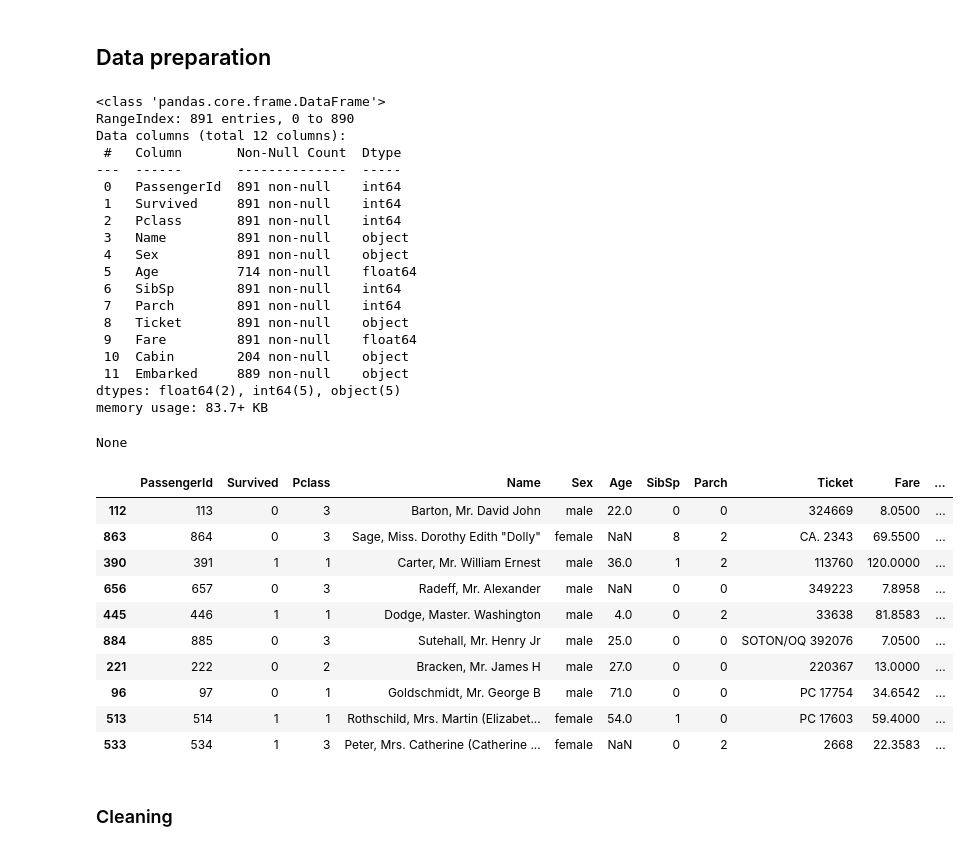
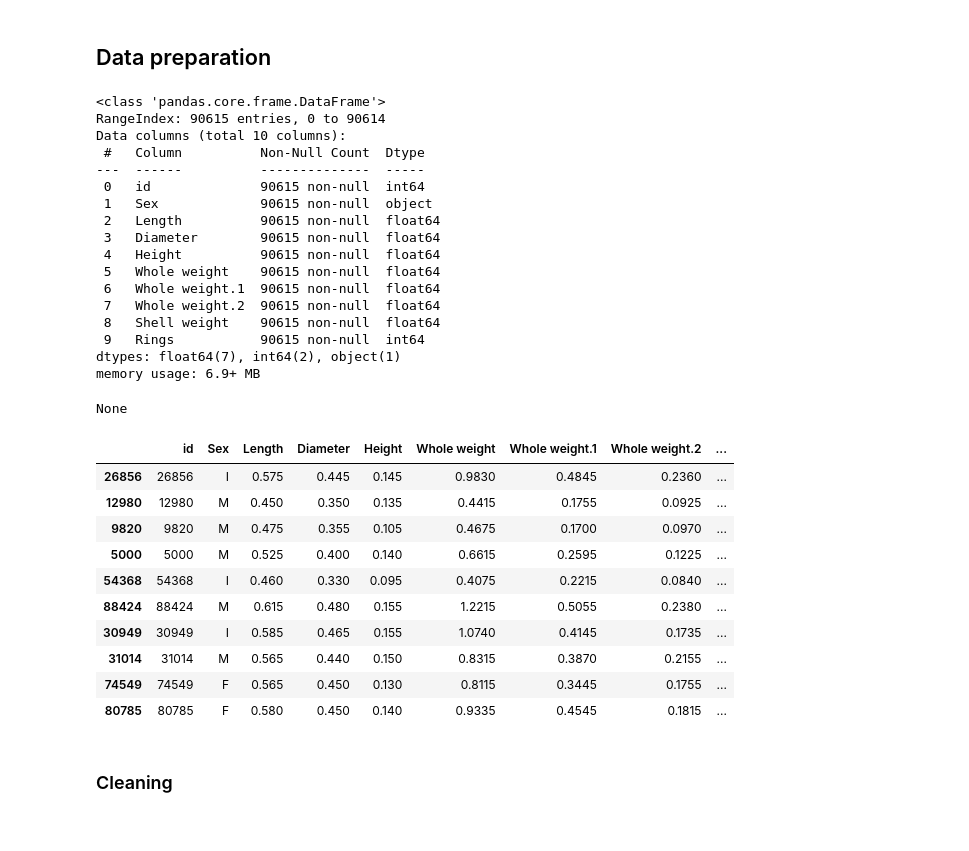
Before and after one commit to NicolasChagnet/kaggle-datasets-analysis, a Jupyter notebook: Abalone Regression/abalone_regression_iteration_2.ipynb, the cells around one changed output. Cells and saved outputs as stored; diff of their text form; code cells hidden in the pictures.

```diff
--- a/Abalone Regression/abalone_regression_iteration_2.ipynb
+++ b/Abalone Regression/abalone_regression_iteration_2.ipynb
@@ -70,51 +63,49 @@ Matplotlib version 3.8.3
 ## Data preparation
 # %%
 # Import data in training, testing and validation sets
-location_dataset = "Titanic Disaster/data/train.csv"
-location_dataset_val = "Titanic Disaster/data/test.csv"
+location_dataset = "data/train.csv"
+location_dataset_val = "data/test.csv"
 
 data_raw = pd.read_csv(location_dataset)
 data_val_raw = pd.read_csv(location_dataset_val)
 
 # We copy the data and package it to pass by reference
 data1 = data_raw.copy(deep=True)
 data_val = data_val_raw.copy(deep=True)
 
 # Preview data
 display(data_raw.info())
 display(data_raw.sample(10))
 # %% [output]
 <class 'pandas.core.frame.DataFrame'>
-RangeIndex: 891 entries, 0 to 890
-Data columns (total 12 columns):
- #   Column       Non-Null Count  Dtype
----  ------       --------------  -----
- 0   PassengerId  891 non-null    int64
- 1   Survived     891 non-null    int64
- 2   Pclass       891 non-null    int64
- 3   Name         891 non-null    object
- 4   Sex          891 non-null    object
- 5   Age          714 non-null    float64
- 6   SibSp        891 non-null    int64
- 7   Parch        891 non-null    int64
- 8   Ticket       891 non-null    object
- 9   Fare         891 non-null    float64
- 10  Cabin        204 non-null    object
- 11  Embarked     889 non-null    object
-dtypes: float64(2), int64(5), object(5)
-memory usage: 83.7+ KB
+RangeIndex: 90615 entries, 0 to 90614
+Data columns (total 10 columns):
+ #   Column          Non-Null Count  Dtype
+---  ------          --------------  -----
+ 0   id              90615 non-null  int64
+ 1   Sex             90615 non-null  object
+ 2   Length          90615 non-null  float64
+ 3   Diameter        90615 non-null  float64
+ 4   Height          90615 non-null  float64
+ 5   Whole weight    90615 non-null  float64
+ 6   Whole weight.1  90615 non-null  float64
+ 7   Whole weight.2  90615 non-null  float64
+ 8   Shell weight    90615 non-null  float64
+ 9   Rings           90615 non-null  int64
+dtypes: float64(7), int64(2), object(1)
+memory usage: 6.9+ MB
 None
-|  | PassengerId | Survived | Pclass | Name | Sex | Age | SibSp | Parch | Ticket | Fare | ... |
-| 112 | 113 | 0 | 3 | Barton, Mr. David John | male | 22.0 | 0 | 0 | 324669 | 8.0500 | ... |
-| 863 | 864 | 0 | 3 | Sage, Miss. Dorothy Edith "Dolly" | female | NaN | 8 | 2 | CA. 2343 | 69.5500 | ... |
-| 390 | 391 | 1 | 1 | Carter, Mr. William Ernest | male | 36.0 | 1 | 2 | 113760 | 120.0000 | ... |
-| 656 | 657 | 0 | 3 | Radeff, Mr. Alexander | male | NaN | 0 | 0 | 349223 | 7.8958 | ... |
-| 445 | 446 | 1 | 1 | Dodge, Master. Washington | male | 4.0 | 0 | 2 | 33638 | 81.8583 | ... |
-| 884 | 885 | 0 | 3 | Sutehall, Mr. Henry Jr | male | 25.0 | 0 | 0 | SOTON/OQ 392076 | 7.0500 | ... |
-| 221 | 222 | 0 | 2 | Bracken, Mr. James H | male | 27.0 | 0 | 0 | 220367 | 13.0000 | ... |
-| 96 | 97 | 0 | 1 | Goldschmidt, Mr. George B | male | 71.0 | 0 | 0 | PC 17754 | 34.6542 | ... |
-| 513 | 514 | 1 | 1 | Rothschild, Mrs. Martin (Elizabet... | female | 54.0 | 1 | 0 | PC 17603 | 59.4000 | ... |
-| 533 | 534 | 1 | 3 | Peter, Mrs. Catherine (Catherine ... | female | NaN | 0 | 2 | 2668 | 22.3583 | ... |
+|  | id | Sex | Length | Diameter | Height | Whole weight | Whole weight.1 | Whole weight.2 | ... |
+| 26856 | 26856 | I | 0.575 | 0.445 | 0.145 | 0.9830 | 0.4845 | 0.2360 | ... |
+| 12980 | 12980 | M | 0.450 | 0.350 | 0.135 | 0.4415 | 0.1755 | 0.0925 | ... |
+| 9820 | 9820 | M | 0.475 | 0.355 | 0.105 | 0.4675 | 0.1700 | 0.0970 | ... |
+| 5000 | 5000 | M | 0.525 | 0.400 | 0.140 | 0.6615 | 0.2595 | 0.1225 | ... |
+| 54368 | 54368 | I | 0.460 | 0.330 | 0.095 | 0.4075 | 0.2215 | 0.0840 | ... |
+| 88424 | 88424 | M | 0.615 | 0.480 | 0.155 | 1.2215 | 0.5055 | 0.2380 | ... |
+| 30949 | 30949 | I | 0.585 | 0.465 | 0.155 | 1.0740 | 0.4145 | 0.1735 | ... |
+| 31014 | 31014 | M | 0.565 | 0.440 | 0.150 | 0.8315 | 0.3870 | 0.2155 | ... |
+| 74549 | 74549 | F | 0.565 | 0.450 | 0.130 | 0.8115 | 0.3445 | 0.1755 | ... |
+| 80785 | 80785 | F | 0.580 | 0.450 | 0.140 | 0.9335 | 0.4545 | 0.1815 | ... |
 # %% [markdown]
 ### Cleaning
 # %% [markdown]
```
Also changed, not shown: parts of 30 cells of this notebook, 5 other files.
